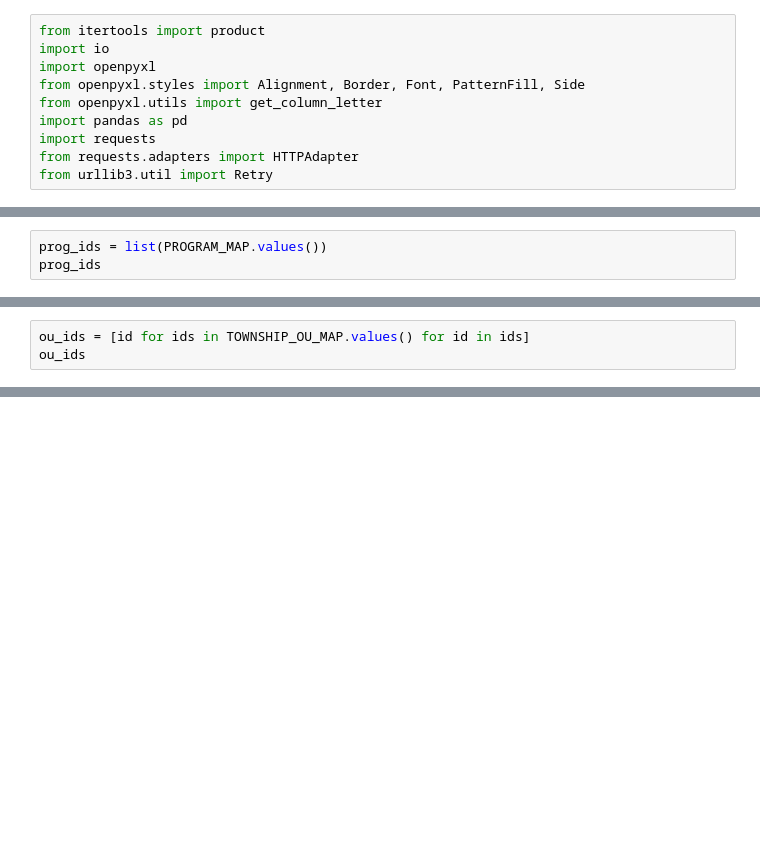
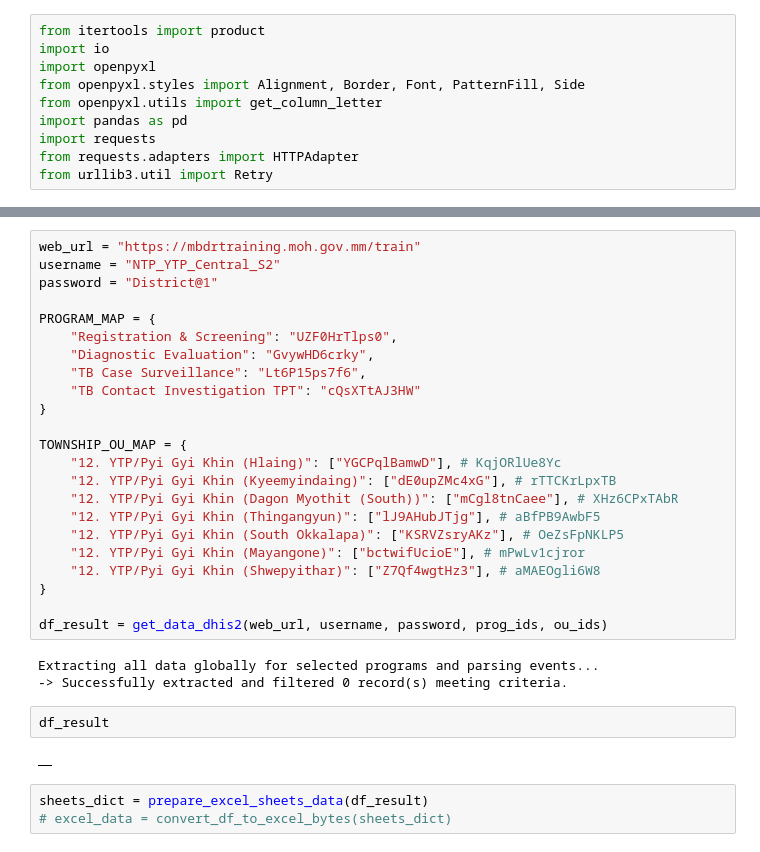
Before and after one commit to toepyaesone/StreamlitDhis, a Jupyter notebook: TESTING.ipynb, the cells around one changed output, grey strips where cells are left out. Saved outputs shown, nothing was run; the diff lists cells and outputs as text; blank space fills up the shorter version.

```diff
--- a/TESTING.ipynb
+++ b/TESTING.ipynb
@@ -181,3 +349,0 @@ TOWNSHIP_OU_MAP = {
-# %%
-prog_ids = list(PROGRAM_MAP.values())
-prog_ids
@@ -186,3 +349,0 @@ prog_ids
-# %%
-ou_ids = [id for ids in TOWNSHIP_OU_MAP.values() for id in ids]
-ou_ids
@@ -786,0 +366,33 @@ if submitted:
+# %%
+web_url = "https://mbdrtraining.moh.gov.mm/train"
+username = "NTP_YTP_Central_S2"
+password = "District@1"
+
+PROGRAM_MAP = {
+    "Registration & Screening": "UZF0HrTlps0",
+    "Diagnostic Evaluation": "GvywHD6crky",
+    "TB Case Surveillance": "Lt6P15ps7f6",
+    "TB Contact Investigation TPT": "cQsXTtAJ3HW"
+}
+
+TOWNSHIP_OU_MAP = {
+    "12. YTP/Pyi Gyi Khin (Hlaing)": ["YGCPqlBamwD"], # KqjORlUe8Yc
+    "12. YTP/Pyi Gyi Khin (Kyeemyindaing)": ["dE0upZMc4xG"], # rTTCKrLpxTB
+    "12. YTP/Pyi Gyi Khin (Dagon Myothit (South))": ["mCgl8tnCaee"], # XHz6CPxTAbR
+    "12. YTP/Pyi Gyi Khin (Thingangyun)": ["lJ9AHubJTjg"], # aBfPB9AwbF5
+    "12. YTP/Pyi Gyi Khin (South Okkalapa)": ["KSRVZsryAKz"], # OeZsFpNKLP5
+    "12. YTP/Pyi Gyi Khin (Mayangone)": ["bctwifUcioE"], # mPwLv1cjror
+    "12. YTP/Pyi Gyi Khin (Shwepyithar)": ["Z7Qf4wgtHz3"], # aMAEOgli6W8
+}
+
+df_result = get_data_dhis2(web_url, username, password, prog_ids, ou_ids)
+# %% [output]
+Extracting all data globally for selected programs and parsing events...
+-> Successfully extracted and filtered 0 record(s) meeting criteria.
+# %%
+df_result
+# %% [output]
+|  |
+# %%
+sheets_dict = prepare_excel_sheets_data(df_result)
+# excel_data = convert_df_to_excel_bytes(sheets_dict)
```
Also changed, not shown: parts of 22 cells of this notebook, 1 other file.
